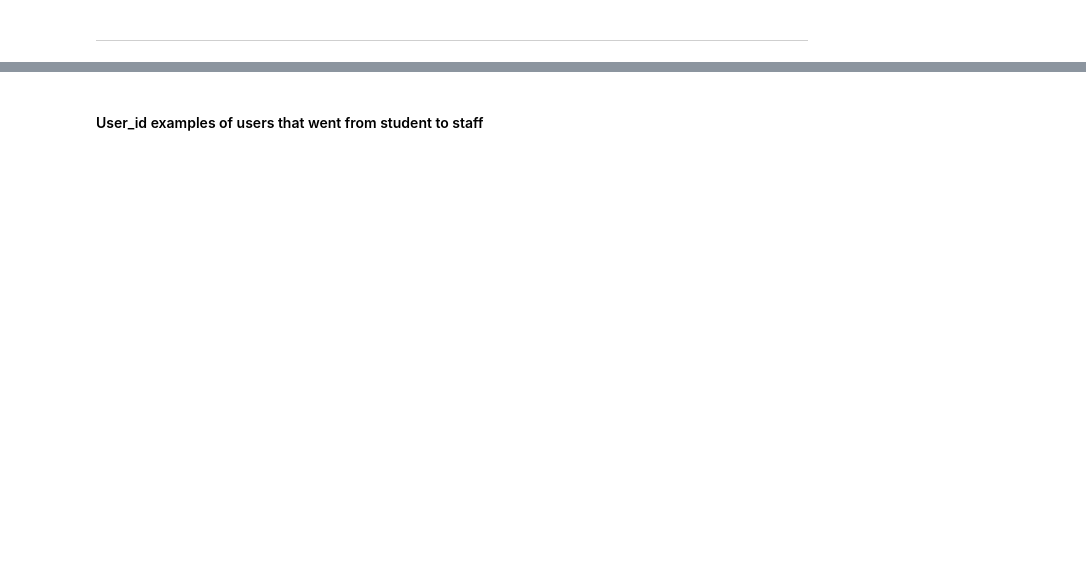
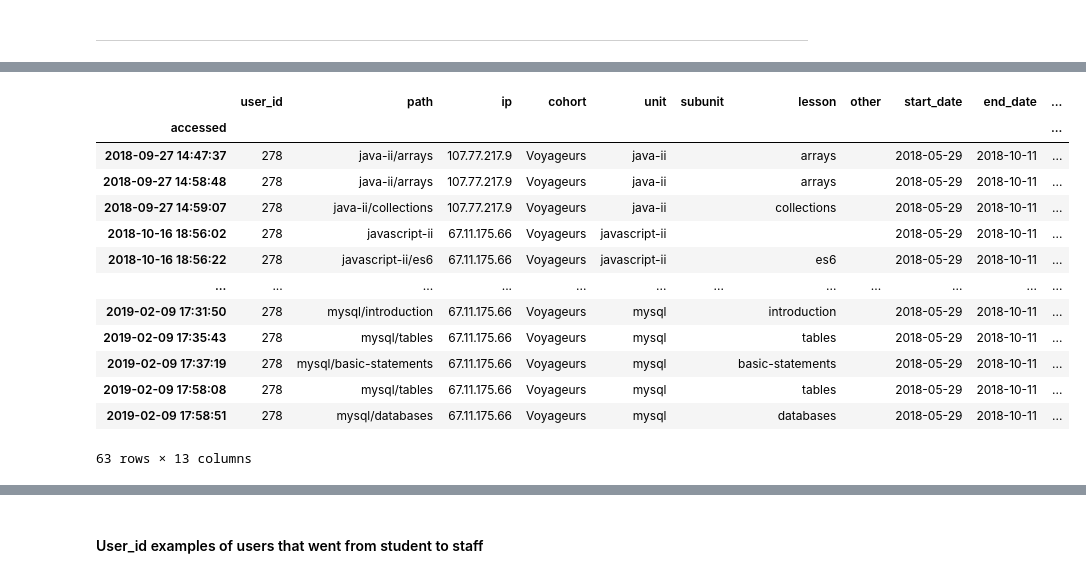
Before and after one commit to miller-cerna-laskowski-morris-eyring/anomaly-group-project, a Jupyter notebook: Eyring-notebook.ipynb, the cells around one changed output, grey strips where cells are left out. Saved outputs shown, nothing was run; the diff lists cells and outputs as text; code cells hidden in the pictures; blank space fills up the shorter version.

```diff
--- a/Eyring-notebook.ipynb
+++ b/Eyring-notebook.ipynb
@@ -193,0 +243,17 @@ df[df.user_id == 48]
+# %%
+df[df.user_id == 278]
+# %% [output]
+|  | user_id | path | ip | cohort | unit | subunit | lesson | other | start_date | end_date | ... |
+| accessed |  |  |  |  |  |  |  |  |  |  | ... |
+| 2018-09-27 14:47:37 | 278 | java-ii/arrays | 107.77.217.9 | Voyageurs | java-ii |  | arrays |  | 2018-05-29 | 2018-10-11 | ... |
+| 2018-09-27 14:58:48 | 278 | java-ii/arrays | 107.77.217.9 | Voyageurs | java-ii |  | arrays |  | 2018-05-29 | 2018-10-11 | ... |
+| 2018-09-27 14:59:07 | 278 | java-ii/collections | 107.77.217.9 | Voyageurs | java-ii |  | collections |  | 2018-05-29 | 2018-10-11 | ... |
+| 2018-10-16 18:56:02 | 278 | javascript-ii | 67.11.175.66 | Voyageurs | javascript-ii |  |  |  | 2018-05-29 | 2018-10-11 | ... |
+| 2018-10-16 18:56:22 | 278 | javascript-ii/es6 | 67.11.175.66 | Voyageurs | javascript-ii |  | es6 |  | 2018-05-29 | 2018-10-11 | ... |
+| ... | ... | ... | ... | ... | ... | ... | ... | ... | ... | ... | ... |
+| 2019-02-09 17:31:50 | 278 | mysql/introduction | 67.11.175.66 | Voyageurs | mysql |  | introduction |  | 2018-05-29 | 2018-10-11 | ... |
+| 2019-02-09 17:35:43 | 278 | mysql/tables | 67.11.175.66 | Voyageurs | mysql |  | tables |  | 2018-05-29 | 2018-10-11 | ... |
+| 2019-02-09 17:37:19 | 278 | mysql/basic-statements | 67.11.175.66 | Voyageurs | mysql |  | basic-statements |  | 2018-05-29 | 2018-10-11 | ... |
+| 2019-02-09 17:58:08 | 278 | mysql/tables | 67.11.175.66 | Voyageurs | mysql |  | tables |  | 2018-05-29 | 2018-10-11 | ... |
+| 2019-02-09 17:58:51 | 278 | mysql/databases | 67.11.175.66 | Voyageurs | mysql |  | databases |  | 2018-05-29 | 2018-10-11 | ... |
+63 rows × 13 columns
```
Also changed, not shown: parts of 110 cells of this notebook.
